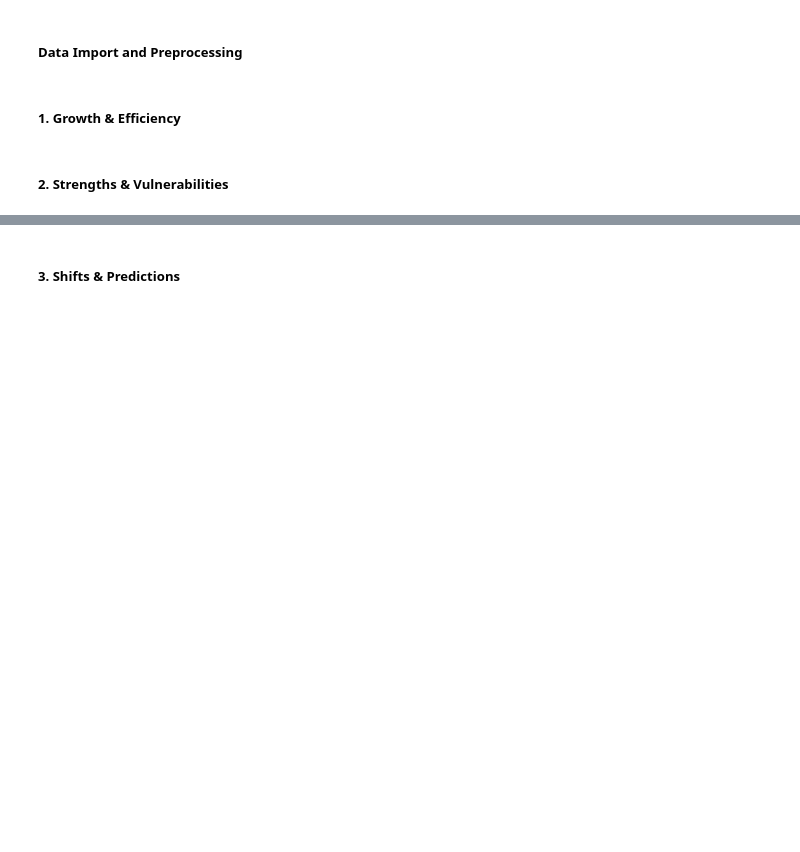
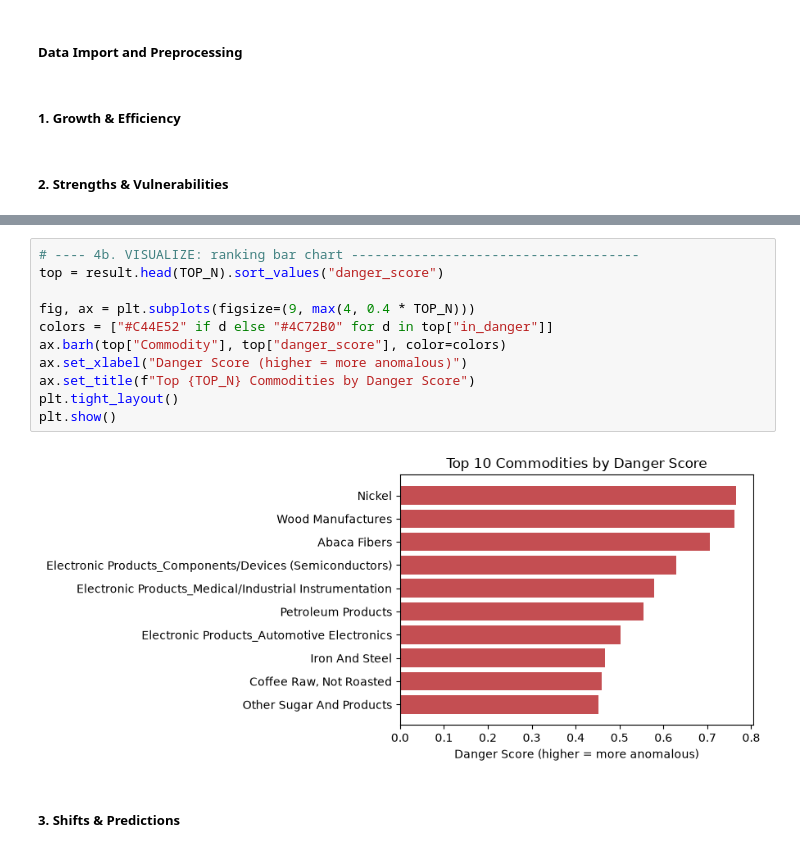
Before and after one commit to nomorepinto/DataSci1-Group9-Act2, a Jupyter notebook: FinalProject.ipynb, the cells around one changed output, grey strips where cells are left out. Drawn from its saved outputs; the diff is of its cells as text; blank space fills up the shorter version.

```diff
--- a/FinalProject.ipynb
+++ b/FinalProject.ipynb
@@ -29,2 +243,15 @@ Successfully installed contourpy-1.3.3 cycler-0.12.1 fonttools-4.63.0 joblib-1.5
+# %%
+# ---- 4b. VISUALIZE: ranking bar chart -------------------------------------
+top = result.head(TOP_N).sort_values("danger_score")
+
+fig, ax = plt.subplots(figsize=(9, max(4, 0.4 * TOP_N)))
+colors = ["#C44E52" if d else "#4C72B0" for d in top["in_danger"]]
+ax.barh(top["Commodity"], top["danger_score"], color=colors)
+ax.set_xlabel("Danger Score (higher = more anomalous)")
+ax.set_title(f"Top {TOP_N} Commodities by Danger Score")
+plt.tight_layout()
+plt.show()
+# %% [output]
+[figure, added]
 # %% [markdown]
 ##### 3. Shifts & Predictions
```
Also changed, not shown: parts of 6 cells of this notebook, 1 other file.
